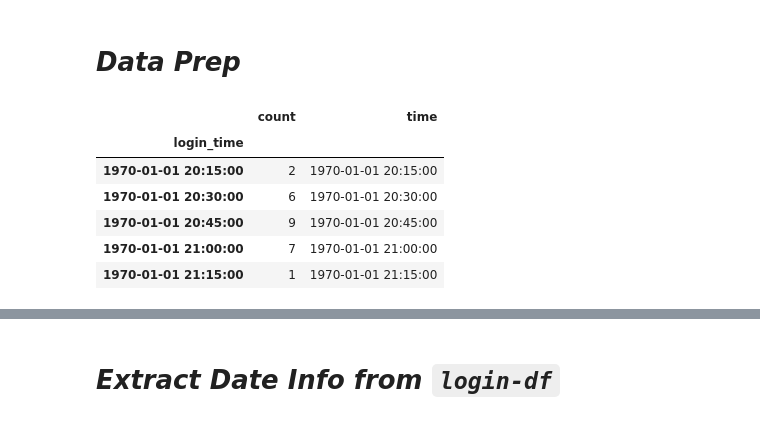
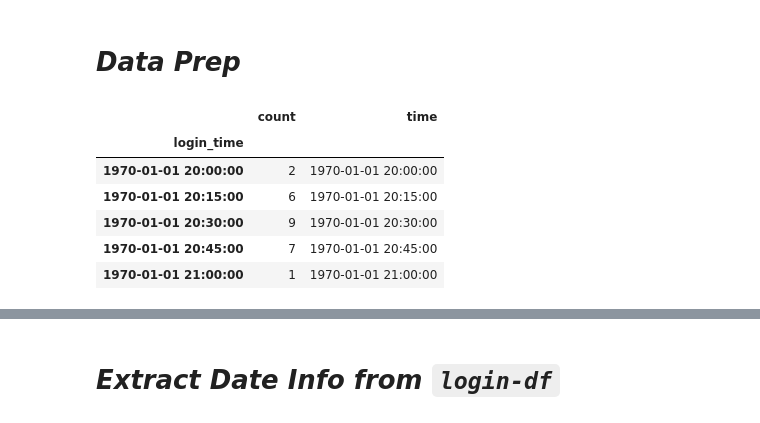
Before and after one commit to earny-joe/Springboard-DS-Portfolio, a Jupyter notebook: unit17-take-home-challenges/ultimate_technologies/exploratory-data-analysis-final.ipynb, the cells around one changed output, grey strips where cells are left out. Cells and saved outputs as stored; diff of their text form; code cells hidden in the pictures.

```diff
--- a/unit17-take-home-challenges/ultimate_technologies/exploratory-data-analysis-final.ipynb
+++ b/unit17-take-home-challenges/ultimate_technologies/exploratory-data-analysis-final.ipynb
@@ -30,8 +30,8 @@ path
 # %%
 from ultimate_challenge import analysis
 
-logins_df = analysis.load_data(path)
-logins_df.head()
+df = analysis.load_data(path)
+df.head()
 # %% [output]
 |  | count |
 | login_time |  |
@@ -52,15 +52,15 @@ memory usage: 1.4 MB
 # %% [markdown]
 # _Data Prep_
 # %%
-df = analysis.data_prep(logins_df)
+resample_df = analysis.data_prep(df)
 # %%
-df.head()
+resample_df.head()
 # %% [output]
 |  | count | time |
 | login_time |  |  |
-| 1970-01-01 20:15:00 | 2 | 1970-01-01 20:15:00 |
-| 1970-01-01 20:30:00 | 6 | 1970-01-01 20:30:00 |
-| 1970-01-01 20:45:00 | 9 | 1970-01-01 20:45:00 |
-| 1970-01-01 21:00:00 | 7 | 1970-01-01 21:00:00 |
-| 1970-01-01 21:15:00 | 1 | 1970-01-01 21:15:00 |
+| 1970-01-01 20:00:00 | 2 | 1970-01-01 20:00:00 |
+| 1970-01-01 20:15:00 | 6 | 1970-01-01 20:15:00 |
+| 1970-01-01 20:30:00 | 9 | 1970-01-01 20:30:00 |
+| 1970-01-01 20:45:00 | 7 | 1970-01-01 20:45:00 |
+| 1970-01-01 21:00:00 | 1 | 1970-01-01 21:00:00 |
 # %%
```
Also changed, not shown: parts of 17 cells of this notebook, 1 other file.
